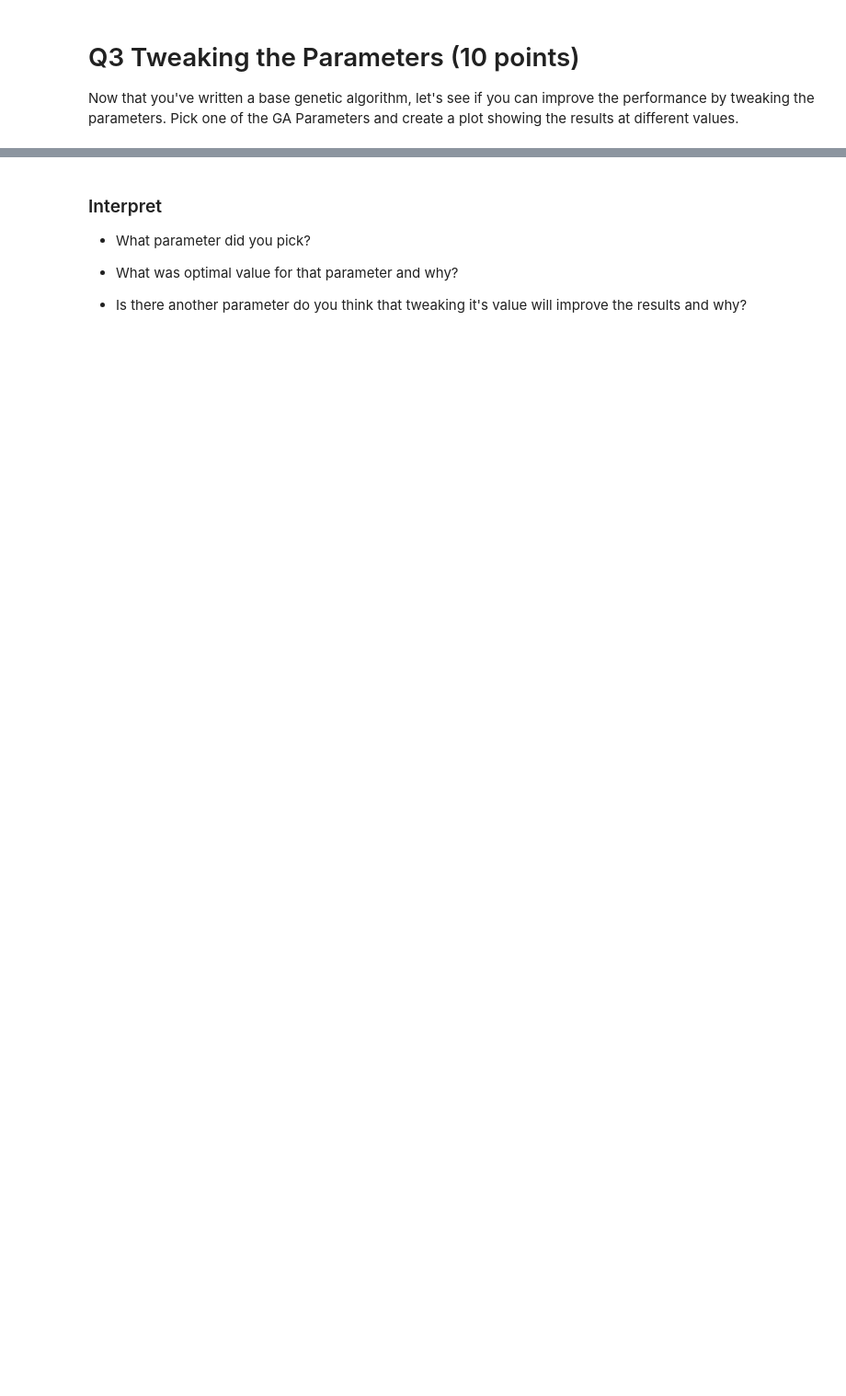
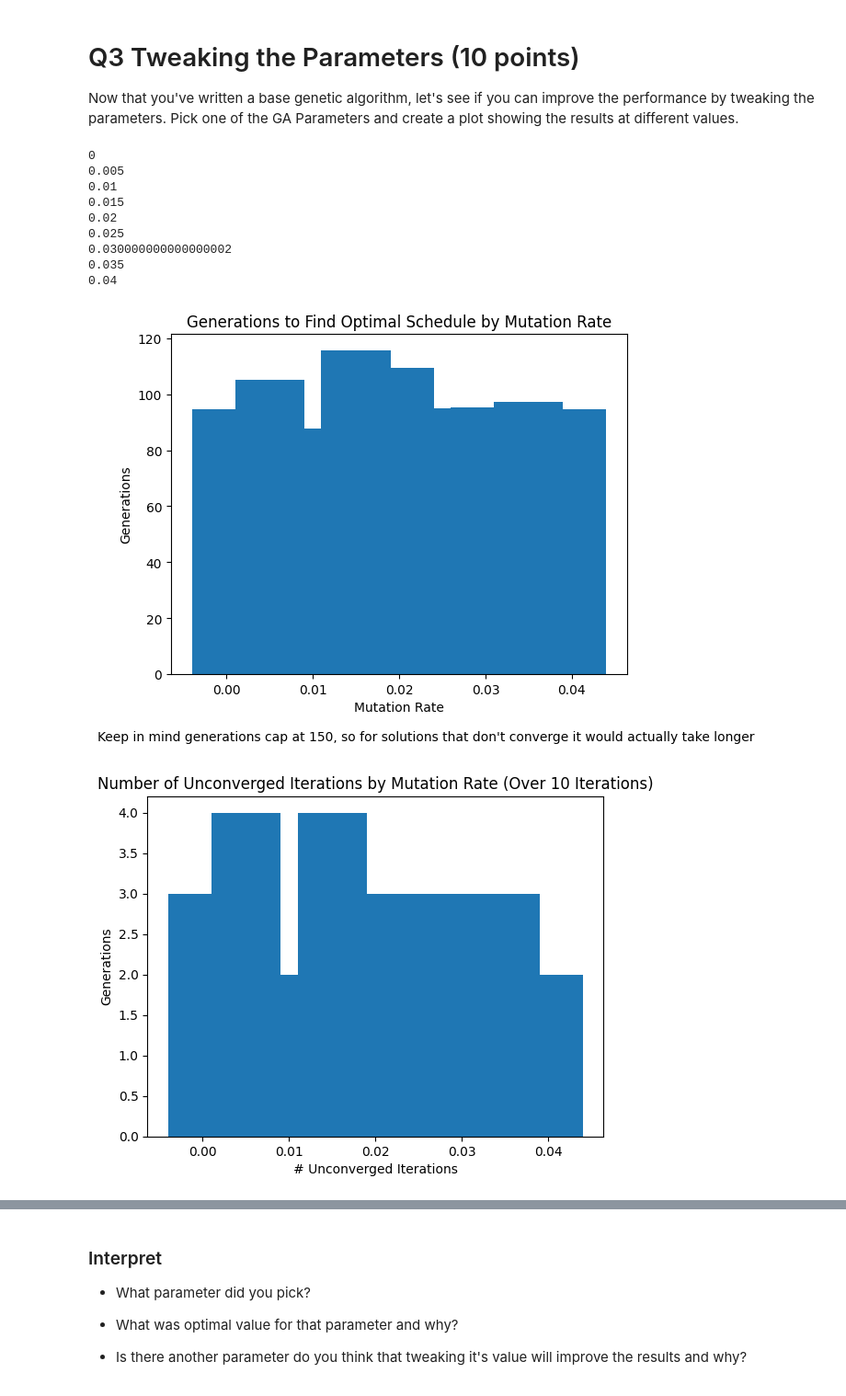
Before and after one commit to IanLum/advanced-algorithms-2025-01, a Jupyter notebook: lab-assignments/07-genetic/07-genetic-lab.ipynb, the cells around one changed output, grey strips where cells are left out. Shown: that part at 92% size. Cells and saved outputs as stored; diff of their text form; code cells hidden in the pictures; blank space fills up the shorter version.

```diff
--- a/lab-assignments/07-genetic/07-genetic-lab.ipynb
+++ b/lab-assignments/07-genetic/07-genetic-lab.ipynb
@@ -274,7 +277,7 @@ def mutate(schedule, mutation_rate):
 
     Returns (list): The mutated schedule
     """
-    mutated_schuedule = schedule.copy()
+    mutated_schuedule = deepcopy(schedule)
     for person in range(len(mutated_schuedule)):
         for shift in range(len(mutated_schuedule[person])):
             if random.random() < mutation_rate:
@@ -425,39 +492,3 @@ todo...
 # Q3 Tweaking the Parameters (10 points)
 
 Now that you've written a base genetic algorithm, let's see if you can improve the performance by tweaking the parameters. Pick one of the GA Parameters and create a plot showing the results at different values.
-# %%
-best_schedule, best_fitness, history, avg_history = genetic_algorithm(
-        population_size=POPULATION_SIZE, # parameter you could pick to sweep
-        num_people=NUM_PEOPLE,
-        shifts_per_week=SHIFTS_PER_WEEK,
-        shifts_per_day=SHIFTS_PER_DAY,
-        days_per_week=DAYS_PER_WEEK,
-        generations=GENERATIONS,
-        mutation_rate=MUTATION_RATE, # parameter you could pick to sweep
-        crossover_rate=CROSSOVER_RATE, # parameter you could pick to sweep
-    )  # CHECK THE PARAMETERS!!!
-
-
-# CHANGE THIS CODE BELOW SO THAT IT PLOTS THE PARAMETER THAT GETS SWEEPED
-
-print("\n" + "="*30)
-print("      Best Schedule Found")
-print("="*30)
-if best_schedule:
-    # Evaluate the final best schedule again to be certain of its fitness score
-    final_check_fitness = evaluate_fitness(best_schedule, NUM_PEOPLE, SHIFTS_PER_WEEK, SHIFTS_PER_DAY, DAYS_PER_WEEK)
-    print_schedule(best_schedule, final_check_fitness)
-    if abs(final_check_fitness - best_fitness) > 0.01:
-            print(f"[Note] Final re-evaluated fitness {final_check_fitness:.2f} differs slightly from tracked fitness {best_fitness:.2f}")
-else:
-    print("\nNo suitable schedule found (best_schedule is None).")
-    # Explain and show the plot
-    print("\n" + "="*30)
-    print("      Fitness Plot Explanation")
-    print("="*30)
-    print("The plot shows the fitness score evolution over generations:")
-    print(" - 'Best Fitness': The fitness score of the absolute best schedule found in each generation.")
-    print(" - 'Average Fitness': The average fitness score of all schedules in the population for each generation.")
-    print("Ideally, both lines should trend upwards (towards 0 or positive values).")
-    print("The gap between average and best fitness indicates population diversity.")
-plot_fitness(history, avg_history)
@@ -463,0 +564,15 @@ plot_fitness(history, avg_history)
+# %%
+# Takes about 4 mins to run
+results1 = sweep_mutation_rate(0, 0.04, 0.005, 10)
+# %% [output]
+0
+0.005
+0.01
+0.015
+0.02
+0.025
+0.030000000000000002
+0.035
+0.04
+[figure, added]
+[figure, added]
```
Also changed, not shown: parts of 31 cells of this notebook.
